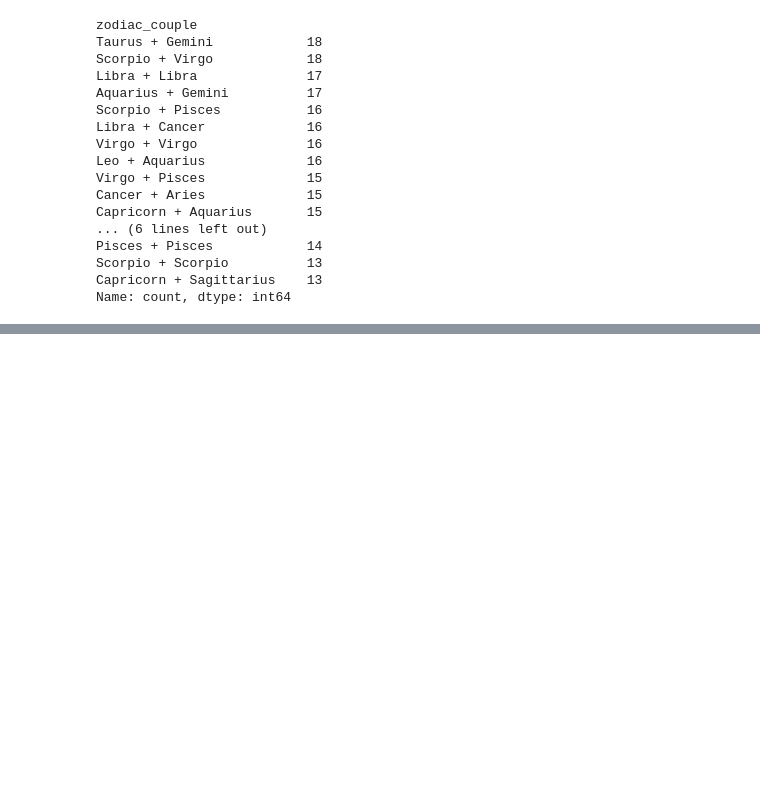
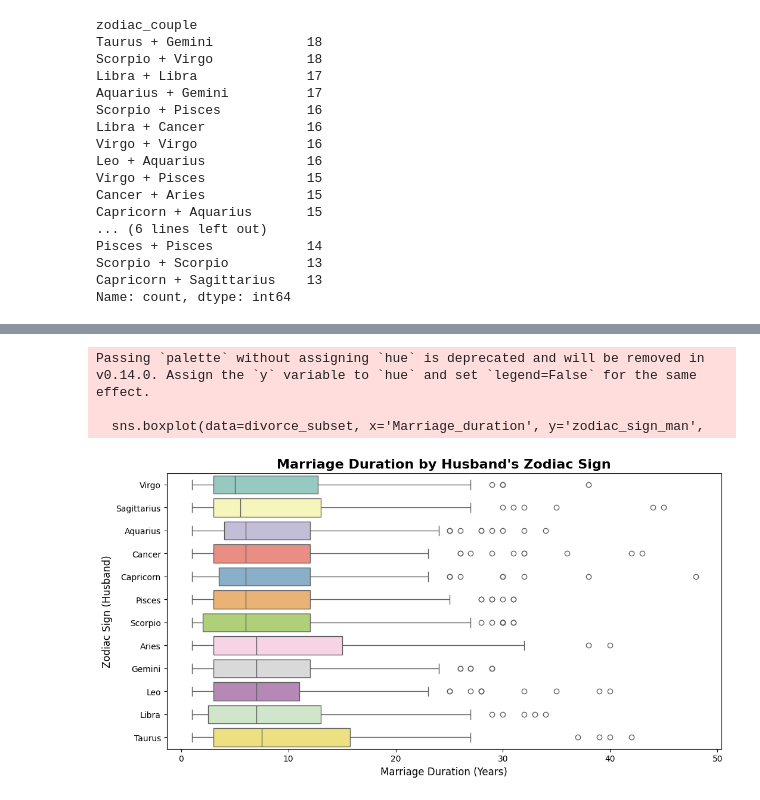
Before and after one commit to ayla2514/Human-Behavior-Analysis-via-Birth-Data, a Jupyter notebook: eda.ipynb, the cells around one changed output, grey strips where cells are left out. Saved outputs shown, nothing was run; the diff lists cells and outputs as text; code cells hidden in the pictures; blank space fills up the shorter version.

```diff
--- a/eda.ipynb
+++ b/eda.ipynb
@@ -229,0 +304,21 @@ Name: count, dtype: int64
+# %%
+plt.figure(figsize=(12, 6))
+
+#Calculate the median marriage duration for each zodiac sign and sort them
+order = divorce_subset.groupby('zodiac_sign_man')['Marriage_duration'].median().sort_values().index
+
+#Boxplot to show the distribution of marriage duration
+sns.boxplot(data=divorce_subset, x='Marriage_duration', y='zodiac_sign_man',
+            order=order, palette='Set3')
+
+#Titles and labels
+plt.title("Marriage Duration by Husband's Zodiac Sign", fontsize=16, fontweight='bold')
+plt.xlabel("Marriage Duration (Years)", fontsize=12)
+plt.ylabel("Zodiac Sign (Husband)", fontsize=12)
+
+plt.show()
+# %% [output]
+Passing `palette` without assigning `hue` is deprecated and will be removed in v0.14.0. Assign the `y` variable to `hue` and set `legend=False` for the same effect.
+
+  sns.boxplot(data=divorce_subset, x='Marriage_duration', y='zodiac_sign_man',
+[figure, added]
```
Also changed, not shown: parts of 4 cells of this notebook.
